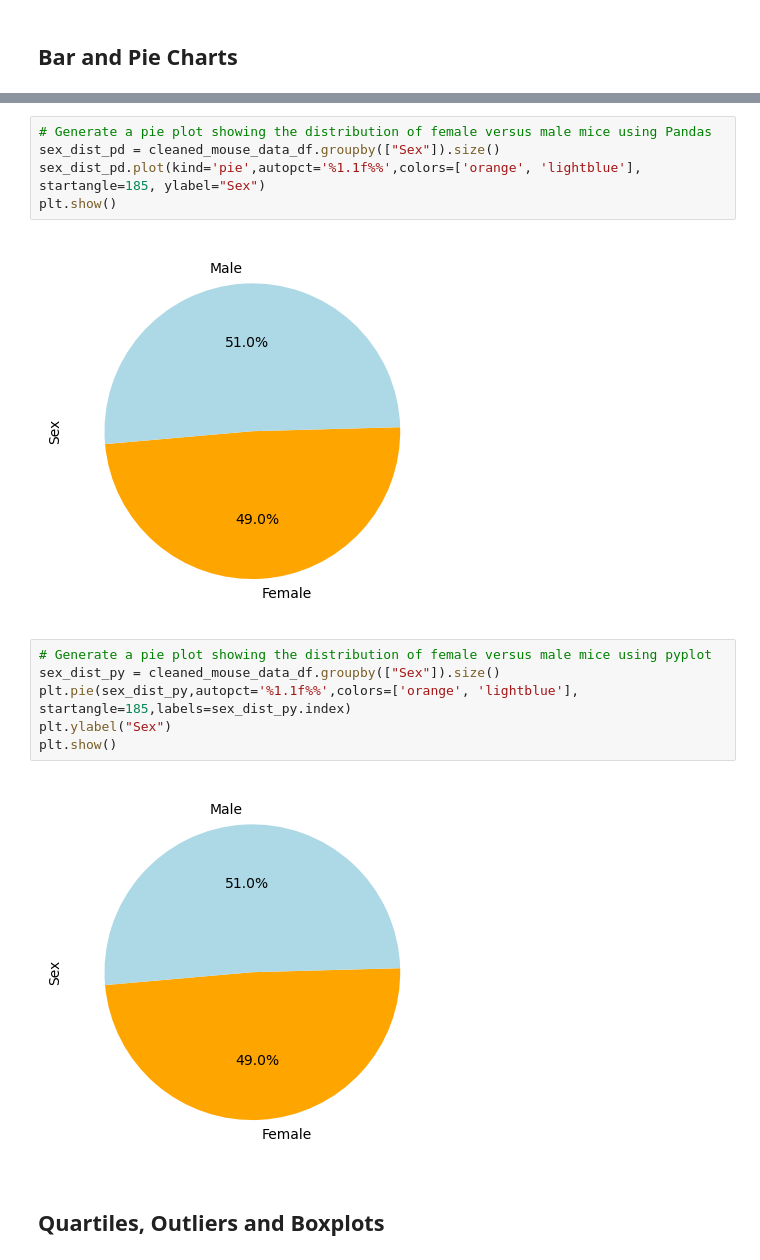
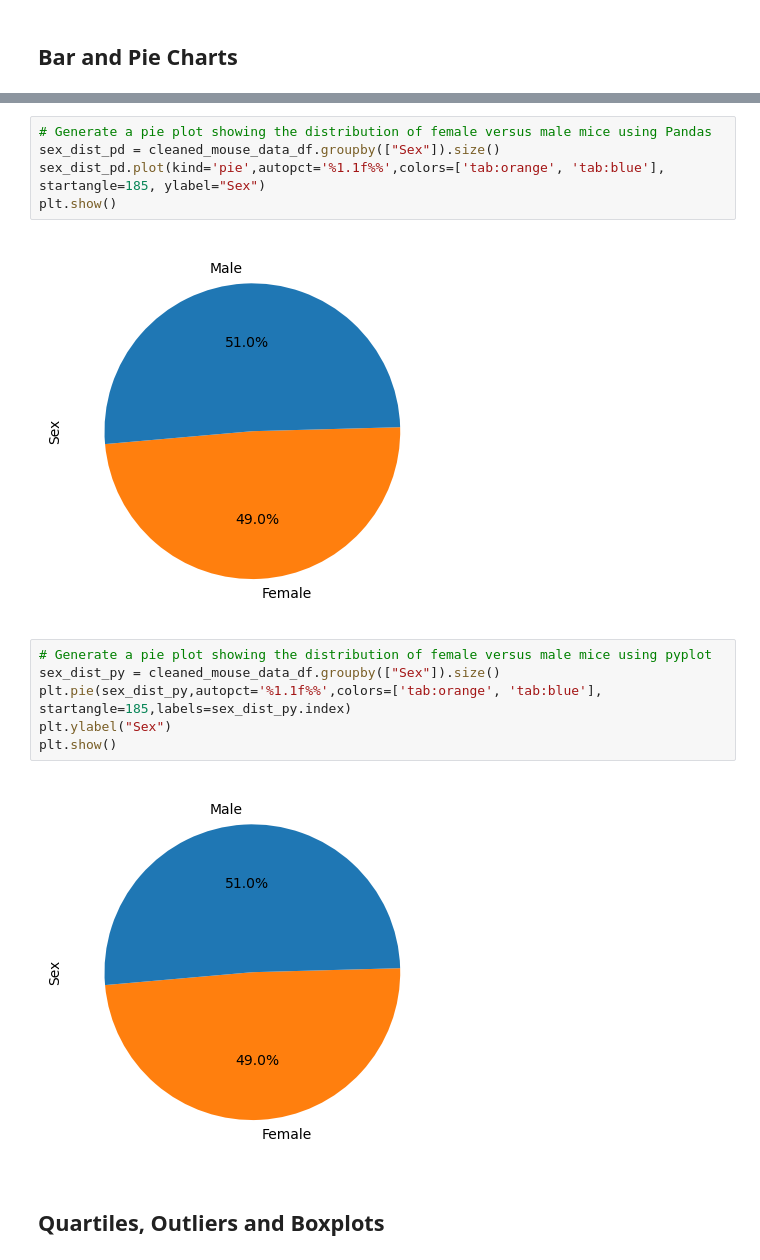
Before and after one commit to zachary-mason/module05-challenge, a Jupyter notebook: Pymaceuticals/pymaceuticals_Mason_final.ipynb, the cells around one changed output, grey strips where cells are left out. Drawn from its saved outputs; the diff is of its cells as text.

```diff
--- a/Pymaceuticals/pymaceuticals_Mason_final.ipynb
+++ b/Pymaceuticals/pymaceuticals_Mason_final.ipynb
@@ -167,18 +167,18 @@ plt.show()
 # %%
 # Generate a pie plot showing the distribution of female versus male mice using Pandas
 sex_dist_pd = cleaned_mouse_data_df.groupby(["Sex"]).size()
-sex_dist_pd.plot(kind='pie',autopct='%1.1f%%',colors=['orange', 'lightblue'], startangle=185, ylabel="Sex")
+sex_dist_pd.plot(kind='pie',autopct='%1.1f%%',colors=['tab:orange', 'tab:blue'], startangle=185, ylabel="Sex")
 plt.show()
 # %% [output]
-[figure, old version]
+[figure, new version]
 # %%
 # Generate a pie plot showing the distribution of female versus male mice using pyplot
 sex_dist_py = cleaned_mouse_data_df.groupby(["Sex"]).size()
-plt.pie(sex_dist_py,autopct='%1.1f%%',colors=['orange', 'lightblue'], startangle=185,labels=sex_dist_py.index)
+plt.pie(sex_dist_py,autopct='%1.1f%%',colors=['tab:orange', 'tab:blue'], startangle=185,labels=sex_dist_py.index)
 plt.ylabel("Sex")
 plt.show()
 # %% [output]
-[figure, old version]
+[figure, new version]
 # %% [markdown]
 ## Quartiles, Outliers and Boxplots
 # %%
```
Also changed, not shown: parts of 10 cells of this notebook.
